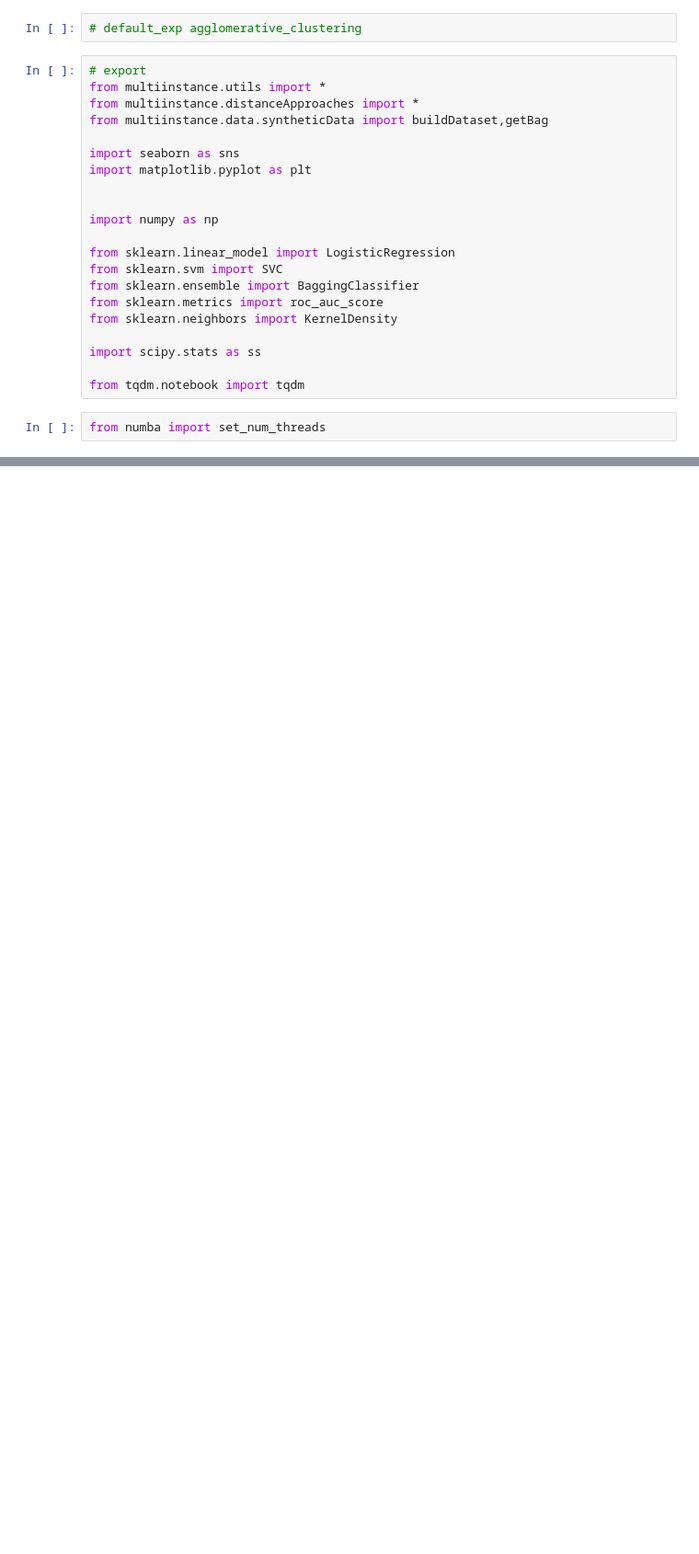
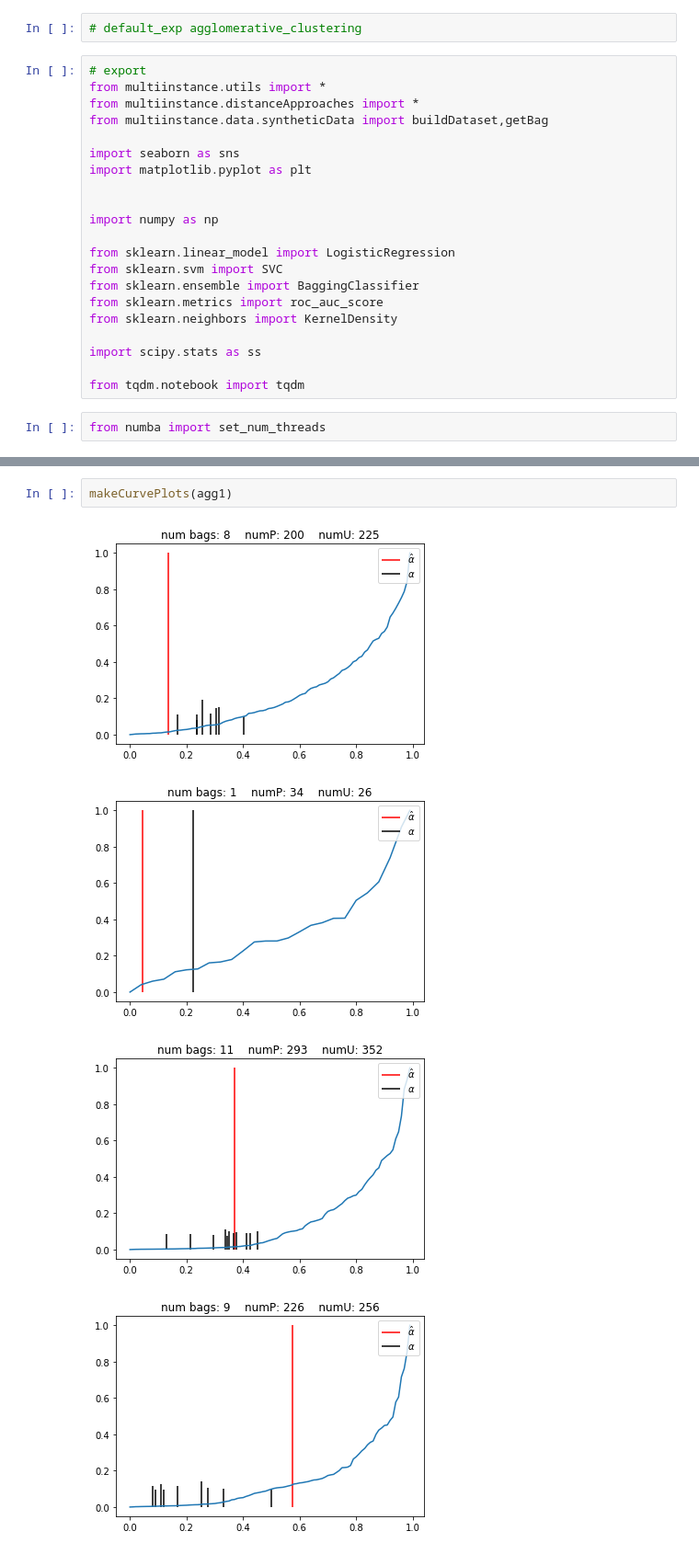
Before and after one commit to Dzeiberg/multiinstance, a Jupyter notebook: 06_Agglomerative_Clustering_KS_on_One_D_Scores.ipynb, the cells around one changed output, grey strips where cells are left out. Shown at 92% size. Saved outputs shown, nothing was run; the diff lists cells and outputs as text; blank space fills up the shorter version.

```diff
--- a/06_Agglomerative_Clustering_KS_on_One_D_Scores.ipynb
+++ b/06_Agglomerative_Clustering_KS_on_One_D_Scores.ipynb
@@ -191,0 +223,7 @@ for i,bags in agg0.clusterMembers.items():
+# %%
+makeCurvePlots(agg1)
+# %% [output]
+[figure, added]
+[figure, added]
+[figure, added]
+[figure, added]
```
Also changed, not shown: parts of 19 cells of this notebook, 5 other files.
